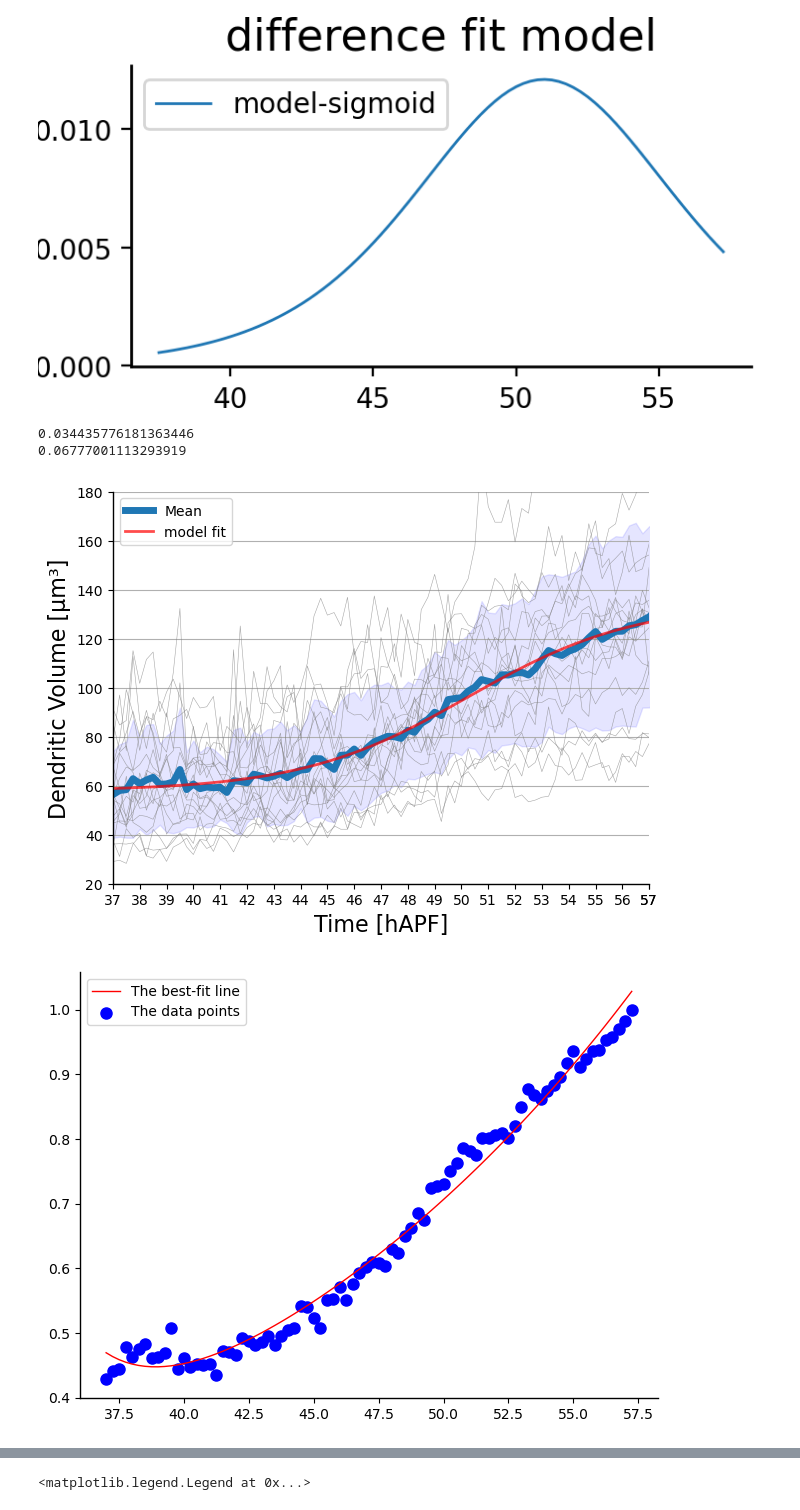
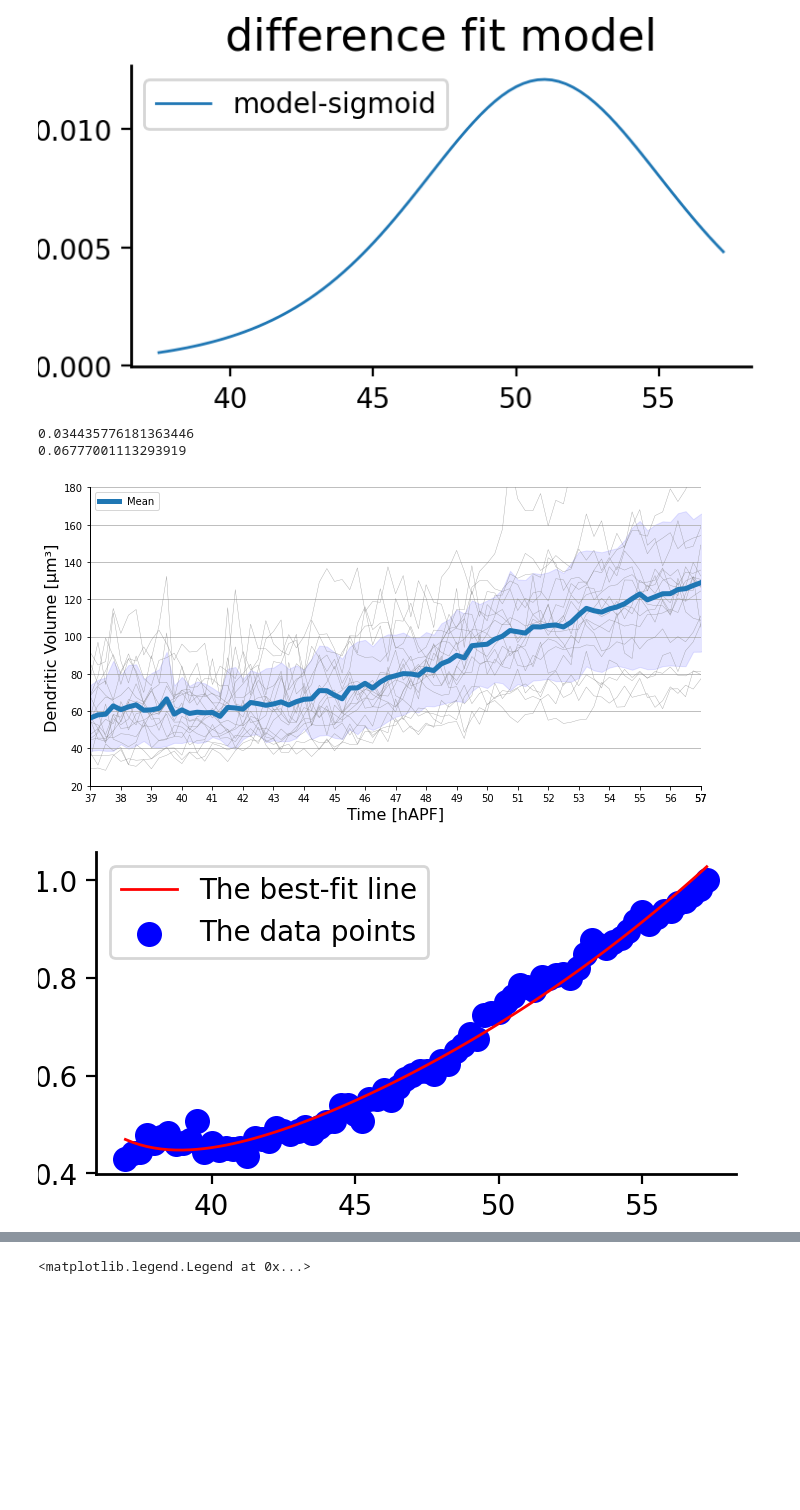
Before and after one commit to Asashou/TLI, a Jupyter notebook: pipeline/TLI_analysis/2_fig2_final.ipynb, the cells around one changed output, grey strips where cells are left out. Drawn from its saved outputs; the diff is of its cells as text; code cells hidden in the pictures; blank space fills up the shorter version.

```diff
--- a/pipeline/TLI_analysis/2_fig2_final.ipynb
+++ b/pipeline/TLI_analysis/2_fig2_final.ipynb
@@ -237,7 +274,7 @@ limit = y.max() - (y.max() - y.min())/2
 half_max = x[np.argwhere(y>limit)[0]]
 
 plt.plot(results.timepoint, results_mean, linewidth=5, label='Mean')
-plt.plot(x,y*max(results.results_mean), label='model fit', c='r', linewidth=2, alpha=0.7)
+# plt.plot(x,y*max(results.results_mean), label='model fit', c='r', linewidth=2, alpha=0.7)
 # plt.axvline(half_max)
 
 
@@ -258,8 +295,7 @@ ax.set_xlabel('Time [hAPF]')
 ax.set_ylabel("Dendritic Volume [µm³]")
 
 plt.legend()
-plt.style.use('test.mplstyle')
-plt_name = 'Fig2C_volume.pdf'
+plt_name = 'Fig2D_convex_area.pdf'
 if save_plots:
     plt.savefig(save_path+plt_name)
 
@@ -305,35 +341,35 @@ plt.show()
 model = "l2"
 algo = rpt.Window(width=40, model=model).fit(points)
 my_bkps = algo.predict(n_bkps=10)
 rpt.show.display(points, my_bkps, figsize=(10, 6))
 plt.title('Change Point Detection: Window-Based Search Method')
 plt.show()
 
 
 plt.plot(results.timepoint, results.results_mean, c='r', label='data')
 plt.plot(x,y*max(results.results_mean), label='fit')
 plt.plot(results.timepoint,curvey*max(results.results_mean),label='exponential model')
 plt.legend(loc='best')
 
 
 fig, ax = plt.subplots(1)
 ax.plot(x, y.cumsum(), label='model')
 ax.plot(results.timepoint, curvey.cumsum(), label='model')
 ax.plot(results.timepoint, ydata.cumsum(), label='mean')
 plt.title('Acummulative fit model')
 plt.legend()
 
 fig, ax = plt.subplots(1)
 ax.plot(results.timepoint[2:],np.diff(y), label='model-sigmoid')
 # ax.plot(np.diff(curvey), label='model')
 # ax.plot(results.timepoint[1:], np.diff(ydata), label='mean')
 plt.title('difference fit model')
 plt.legend()
 # %% [output]
 0.034435776181363446
 0.06777001113293919
-[figure, old version]
+[figure, new version]
-[figure, old version]
+[figure, new version]
 [figure]
 [figure]
 <matplotlib.legend.Legend at 0x...>
```
Also changed, not shown: parts of 18 cells of this notebook, 2 other files.
